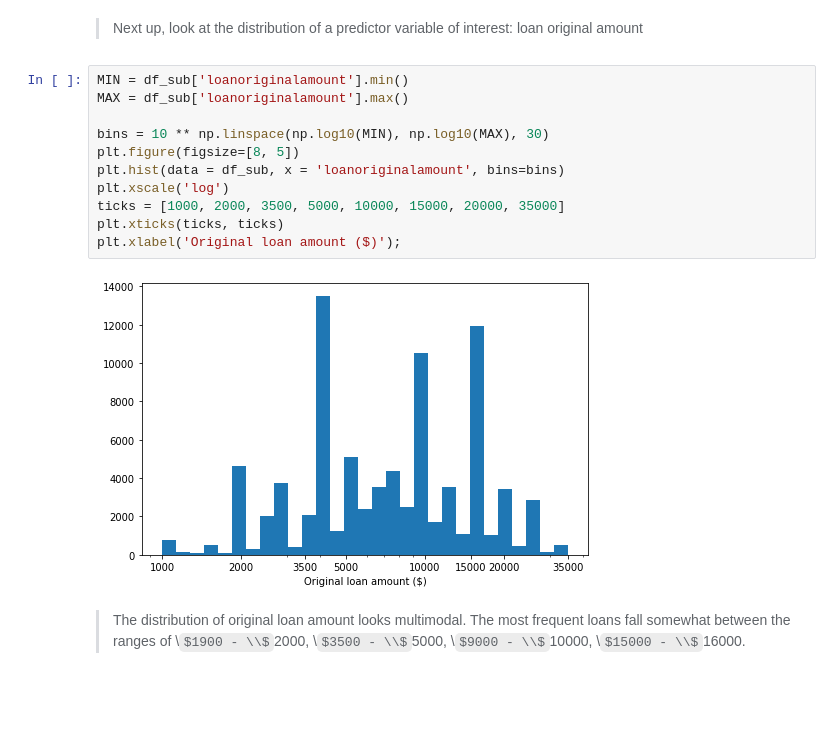
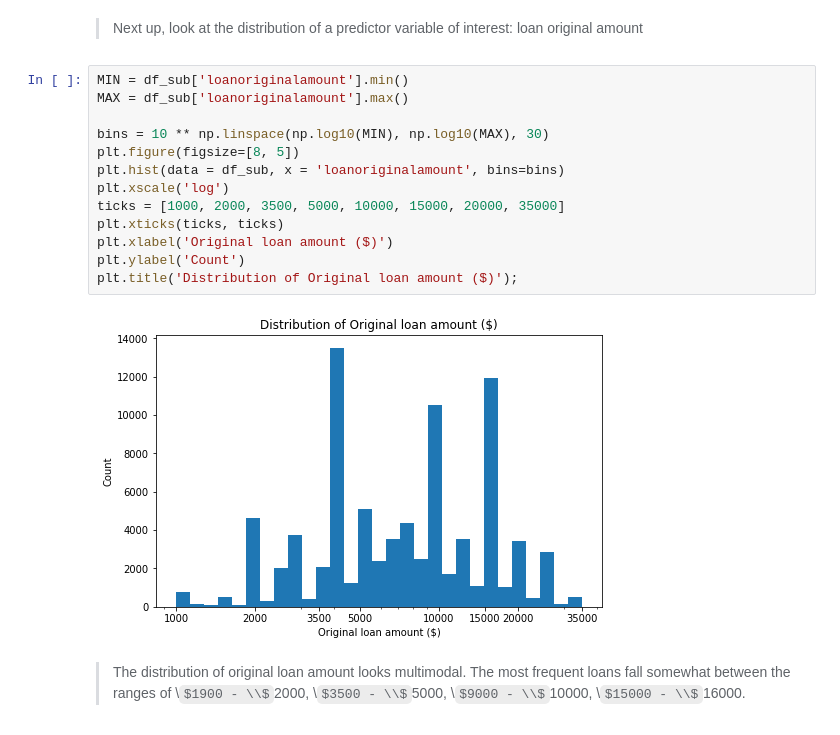
Before and after one commit to chukwume/prosperloandata, a Jupyter notebook: exploration_template.ipynb, the cells around one changed output. Cells and saved outputs as stored; diff of their text form; some formulas as TeX source; blank space fills up the shorter version.

```diff
--- a/exploration_template.ipynb
+++ b/exploration_template.ipynb
@@ -150,16 +150,18 @@ df_sub[(df_sub['borrowerapr'] >= 0.35) & (df_sub['borrowerapr'] <= 0.36)]
 # %%
 MIN = df_sub['loanoriginalamount'].min()
 MAX = df_sub['loanoriginalamount'].max()
 
 bins = 10 ** np.linspace(np.log10(MIN), np.log10(MAX), 30)
 plt.figure(figsize=[8, 5])
 plt.hist(data = df_sub, x = 'loanoriginalamount', bins=bins)
 plt.xscale('log')
 ticks = [1000, 2000, 3500, 5000, 10000, 15000, 20000, 35000]
 plt.xticks(ticks, ticks)
-plt.xlabel('Original loan amount ($)');
+plt.xlabel('Original loan amount ($)')
+plt.ylabel('Count')
+plt.title('Distribution of Original loan amount ($)');
 # %% [output]
-[figure, old version]
+[figure, new version]
 # %% [markdown]
 > The distribution of original loan amount looks multimodal. The most frequent loans fall somewhat between the ranges of \\$1900 - \\$2000, \\$3500 - \\$5000, \\$9000 - \\$10000, \\$15000 - \\$16000.
 # %% [markdown]
```
Also changed, not shown: parts of 4 cells of this notebook.
